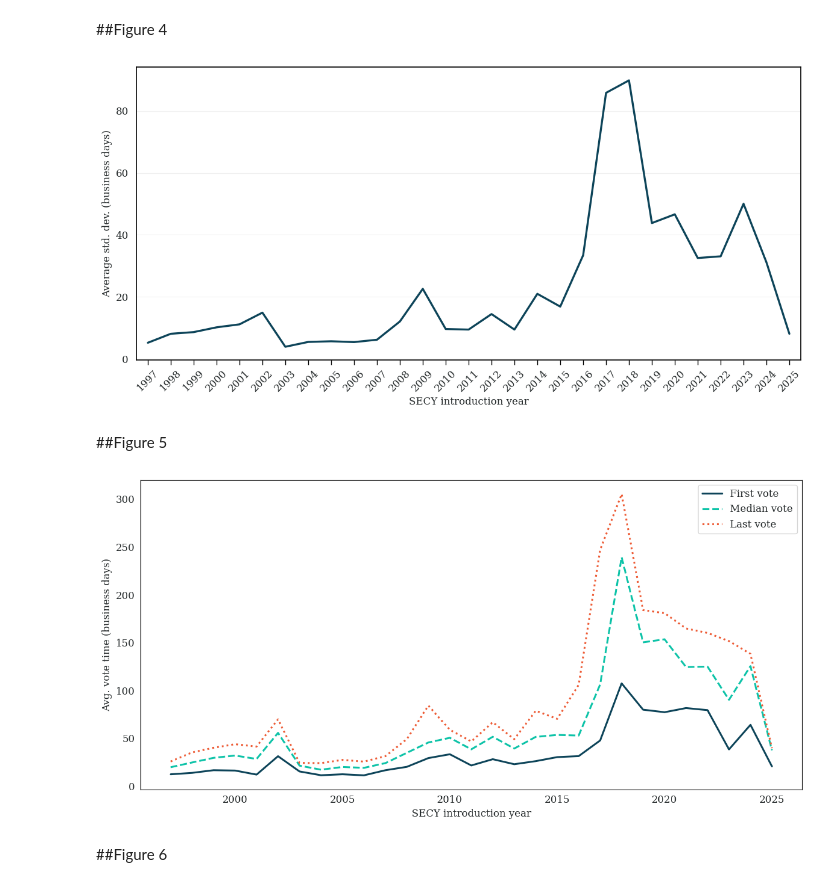
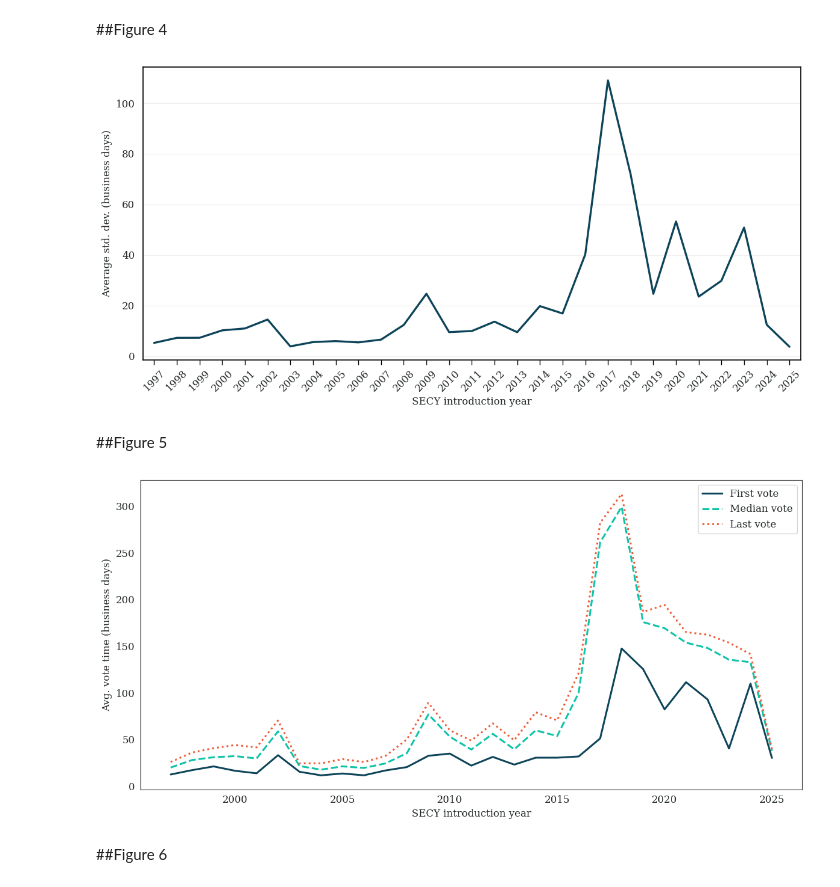
Before and after one commit to JoyJiang97/NRC_vote_data, a Jupyter notebook: Replicate_figures_and_tables.ipynb, the cells around one changed output. Drawn from its saved outputs; the diff is of its cells as text; code cells hidden in the pictures.

```diff
--- a/Replicate_figures_and_tables.ipynb
+++ b/Replicate_figures_and_tables.ipynb
@@ -501,7 +501,7 @@ PALETTE_CHAR = "#252A2B"
 # 0) Build vote_timing_stats (SECY-level wide)
 # =========================
 YEAR_COL  = "SECY_year"
-TIME_COL  = "bdays_to_CVR"   # swap if your old fig used a different timing
+TIME_COL  = "bdays_to_CVR_original"   # swap if your old fig used a different timing
 VOTER_COL = "voter_last_name"
 
 df_work = df.copy()
@@ -568,34 +568,34 @@ if len(years) == 0:
 # =========================
 # 2) Plot (your style)
 # =========================
 fig, ax = plt.subplots(figsize=(12, 6))
 fig.patch.set_facecolor("white")
 ax.set_facecolor("white")
 
 ax.plot(years, stds, linewidth=2.4, color=PALETTE_NAVY, linestyle="solid")
 
 ax.set_xlabel("SECY introduction year", color=PALETTE_CHAR)
 ax.set_ylabel("Average std. dev. (business days)", color=PALETTE_CHAR)
 
 ax.set_xticks(years)
 ax.set_xticklabels(years, rotation=45, ha="center", color=PALETTE_CHAR)
 ax.set_xlim(years[0] - 0.5, years[-1] + 0.5)
 ax.margins(x=0)
 
 ax.tick_params(axis="x", direction="out", length=6, width=1, color="black", bottom=True, top=False)
 ax.tick_params(axis="y", direction="out", length=6, width=1, color="black")
 
 for spine in ax.spines.values():
     spine.set_color("black")
     spine.set_linewidth(1.2)
 
 ax.grid(axis="y", linestyle="-", alpha=0.3)
 ax.grid(axis="x", visible=False)
 
 plt.tight_layout()
 plt.show()
 # %% [output]
-[figure, old version]
+[figure, new version]
 # %% [markdown]
 ##Figure 5
 # %%
@@ -613,7 +613,7 @@ PALETTE = {
 # New schema column names
 SECY_ID  = "SECY_number"
 YEAR_COL = "SECY_year"
-TIME_COL = "bdays_to_CVR"
+TIME_COL = "bdays_to_CVR_original"
 
 # =========================
 # EXACT same logic as original:
@@ -668,7 +668,7 @@ plt.legend()
 plt.tight_layout()
 plt.show()
 # %% [output]
-[figure, old version]
+[figure, new version]
 # %% [markdown]
 ##Figure 6
 # %%
```
Also changed, not shown: parts of 4 cells of this notebook.
